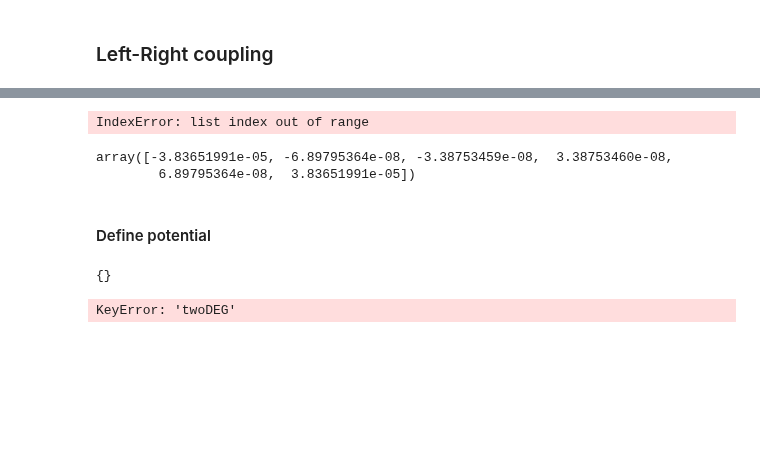
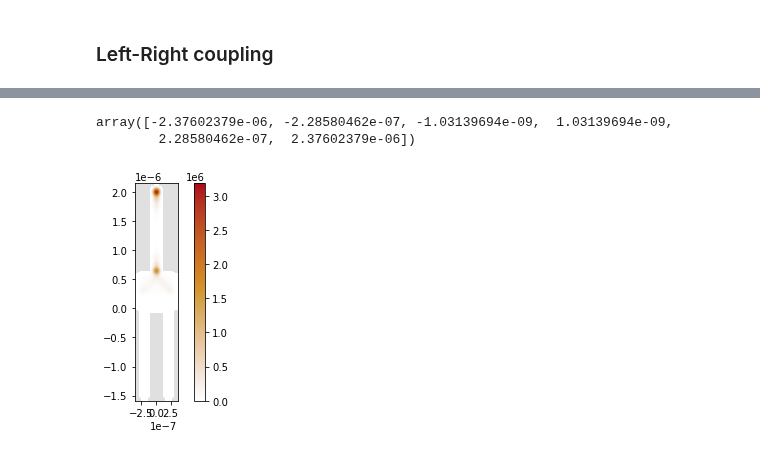
Before and after one commit to Satin21/Trijunction, a Jupyter notebook: analysis/Y.ipynb, the cells around one changed output, grey strips where cells are left out. Cells and saved outputs as stored; diff of their text form; code cells hidden in the pictures; blank space fills up the shorter version.

```diff
--- a/analysis/Y.ipynb
+++ b/analysis/Y.ipynb
@@ -785,13 +794,17 @@ ens, vecs = wrap(args[2])
+# %%
+ham_mat = trijunction.hamiltonian_submatrix(
+    sparse=True, params=f_params(**params)
+)
+# %%
+evals, evecs = sl.sort_eigen(sla.eigsh(ham_mat.tocsc(), k=6, sigma = 0.0))
+# %%
+evals
+# %% [output]
+array([-2.37602379e-06, -2.28580462e-07, -1.03139694e-09,  1.03139694e-09,
+        2.28580462e-07,  2.37602379e-06])
 # %%
 density = kwant.operator.Density(trijunction, np.eye(4))
 # %%
-kwant.plotter.density(trijunction, density(vecs[4]));
+kwant.plotter.density(trijunction, density(evecs[-2]));
 # %% [output]
-IndexError: list index out of range
+[figure, added]
-# %%
-ens
-# %% [output]
-array([-3.83651991e-05, -6.89795364e-08, -3.38753459e-08,  3.38753460e-08,
-        6.89795364e-08,  3.83651991e-05])
-# %% [markdown]
-#### Define potential
@@ -800,9 +810,0 @@ grid_points = poisson_system.grid.points
-# %%
-poisson_system.regions.mixed.tag_points
-# %% [output]
-{}
-# %%
-left1 = grid_points[poisson_system.regions.voltage.tag_points['left_1']]
-twodeg = grid_points[poisson_system.regions.mixed.tag_points['twoDEG']]
-# %% [output]
-KeyError: 'twoDEG'
```
Also changed, not shown: parts of 86 cells of this notebook.
